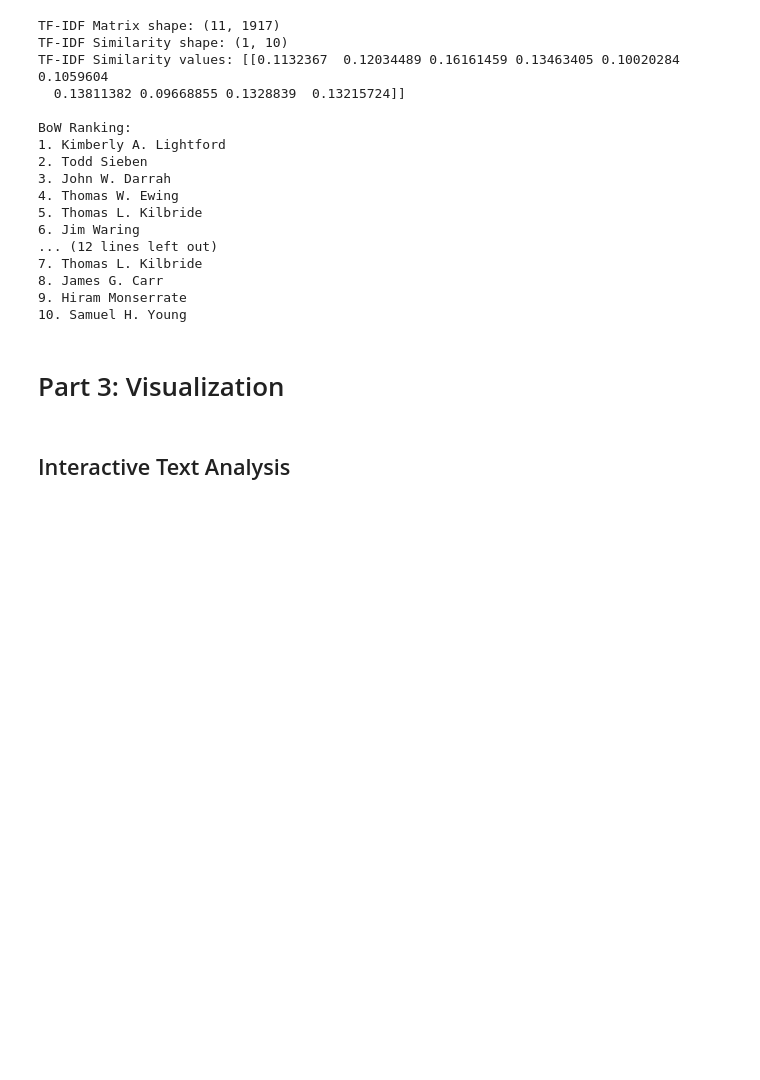
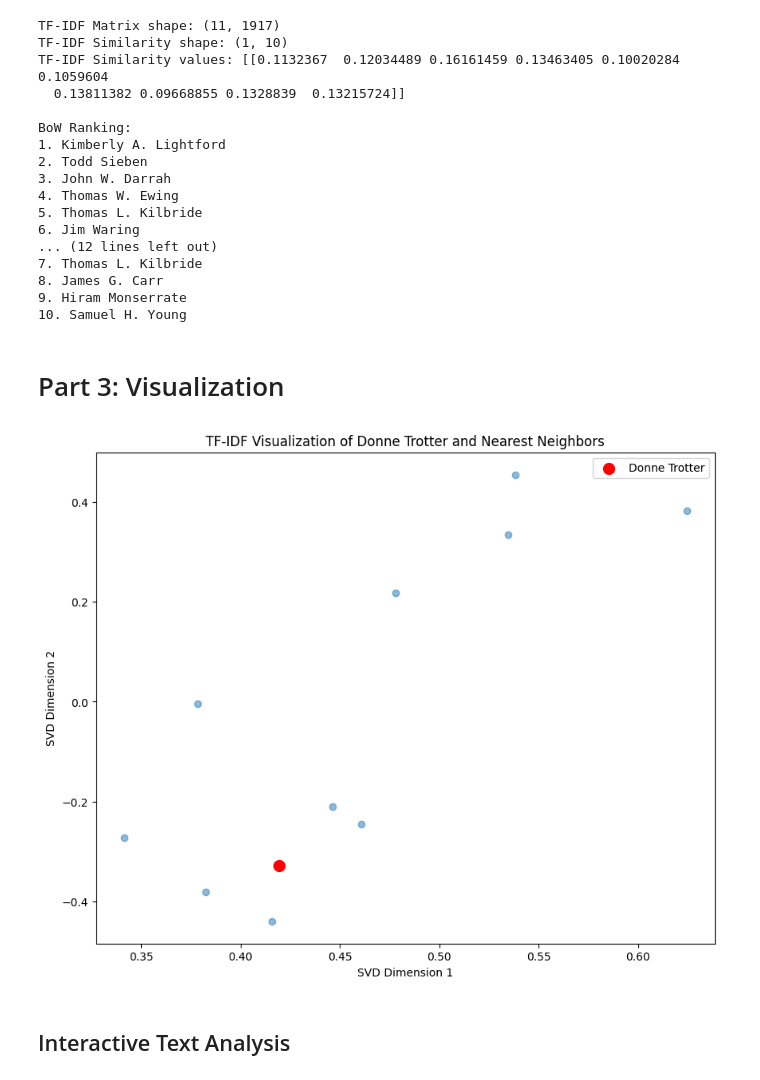
Before and after one commit to RSBalchII/cohort-15-data-science, a Jupyter notebook: Colab_Notebooks/Module_5_NLP_and_Clustering/Projects/Project.5-NLP/ipynb/NLP-Wikipedians.ipynb, the cells around one changed output. Saved outputs shown, nothing was run; the diff lists cells and outputs as text; code cells hidden in the pictures; blank space fills up the shorter version.

```diff
--- a/Colab_Notebooks/Module_5_NLP_and_Clustering/Projects/Project.5-NLP/ipynb/NLP-Wikipedians.ipynb
+++ b/Colab_Notebooks/Module_5_NLP_and_Clustering/Projects/Project.5-NLP/ipynb/NLP-Wikipedians.ipynb
@@ -60,10 +60,10 @@ print(df.shape)
 # %% [markdown]
 ## Clean and preprocess the data
 # %%
-  # df['name'] = df['name'].str.lower()
-  # df['name'] = df['name'].str.replace(r'[^\w\s]', '', regex=True)
-  # df['text'] = df['text'].str.lower()
-  # df['text'] = df['text'].str.replace(r'[^\w\s]', '', regex=True)
+  df['name'] = df['name'].str.lower()
+  df['name'] = df['name'].str.replace(r'[^\w\s]', '', regex=True)
+  df['text'] = df['text'].str.lower()
+  df['text'] = df['text'].str.replace(r'[^\w\s]', '', regex=True)
 # %% [markdown]
 ## Create a TF-IDF vectorizer and transform the data
 # %%
@@ -212,17 +212,19 @@ BoW Ranking:
 # %% [markdown]
 # Part 3: Visualization
 # %%
-# svd = TruncatedSVD(n_components=2, random_state=42)
-# X_svd = svd.fit_transform(tfidf_matrix)
+svd = TruncatedSVD(n_components=2, random_state=42)
+X_svd = svd.fit_transform(tfidf_matrix)
 
-# plt.figure(figsize=(10, 8))
-# plt.scatter(X_svd[1:, 0], X_svd[1:, 1], alpha=0.5)
-# plt.scatter(X_svd[0, 0], X_svd[0, 1], color='red', s=100, label=person_name)
-# plt.title(f"TF-IDF Visualization of {person_name} and Nearest Neighbors")
-# plt.xlabel("SVD Dimension 1")
-# plt.ylabel("SVD Dimension 2")
-# plt.legend()
-# plt.show()
+plt.figure(figsize=(10, 8))
+plt.scatter(X_svd[1:, 0], X_svd[1:, 1], alpha=0.5)
+plt.scatter(X_svd[0, 0], X_svd[0, 1], color='red', s=100, label=person_name)
+plt.title(f"TF-IDF Visualization of {person_name} and Nearest Neighbors")
+plt.xlabel("SVD Dimension 1")
+plt.ylabel("SVD Dimension 2")
+plt.legend()
+plt.show()
+# %% [output]
+[figure, added]
 # %% [markdown]
 ## Interactive Text Analysis
 # %%
```
